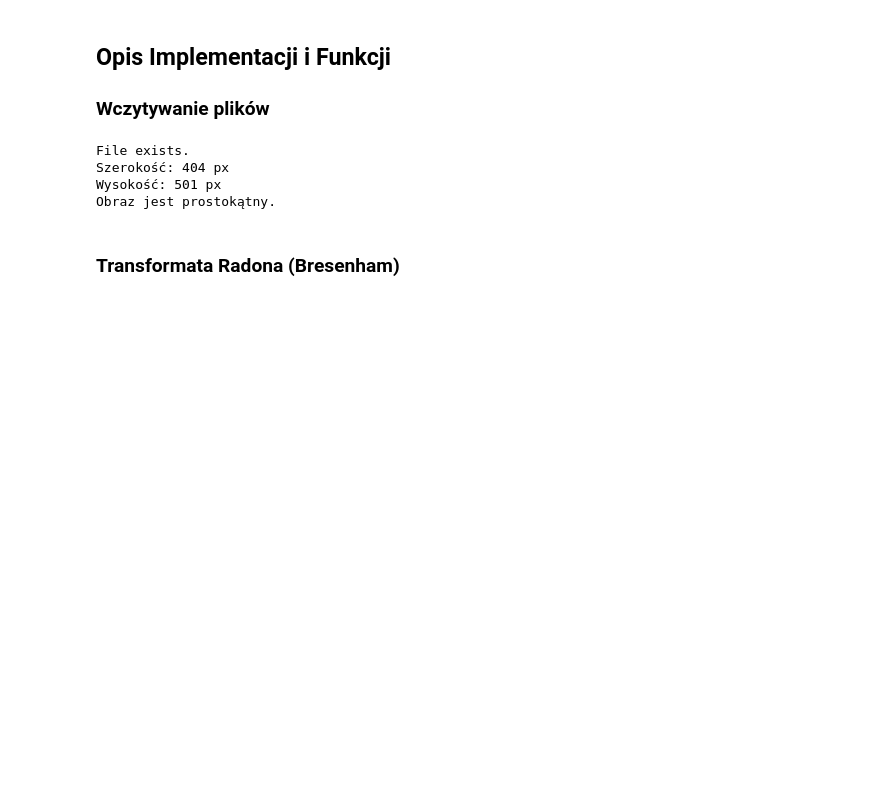
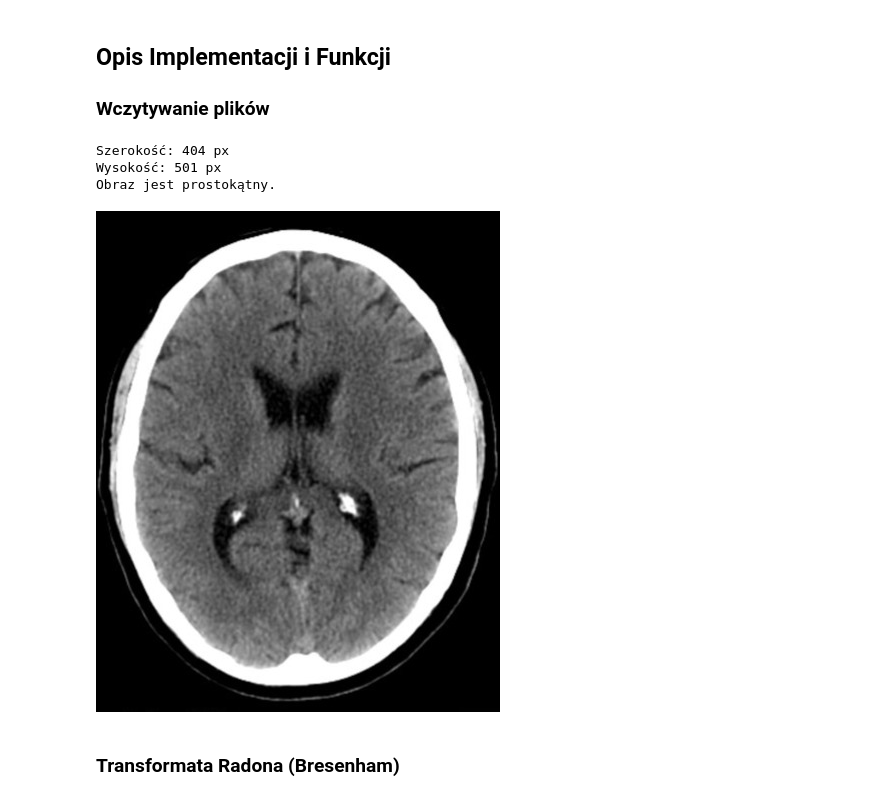
Before and after one commit to viatrix17/Symulacja-Tomografu, a Jupyter notebook: symulacja_tomografu.ipynb, the cells around one changed output. Drawn from its saved outputs; the diff is of its cells as text; code cells hidden in the pictures; blank space fills up the shorter version.

```diff
--- a/symulacja_tomografu.ipynb
+++ b/symulacja_tomografu.ipynb
@@ -13,4 +14,11 @@ import os
 from PIL import Image
+# %%
+class StopNotebook(Exception):
+    def __init__(self, msg="Brak dodatkowych informacji."):
+        self.msg = msg
+
+    def _render_traceback_(self):
+        return [f"--- NOTATNIK ZATRZYMANY ---", f"Powód: {self.msg}"]
 # %% [markdown]
 ### Zastosowany model tomografu: stożkowy
 ### Model symulacji pochłaniania i normalizacja
@@ -21,30 +29,40 @@ from PIL import Image
 
 ### Wczytywanie plików
 # %%
-path = "image.jpg"
+path = "image.bmp"
 
 if os.path.exists(path):
-    print("File exists.")
-    img = Image.open(path)
+    img = Image.open(path).convert('L')
+    root, extension = os.path.splitext(path)
+
+    if extension.lower() != ".bmp":
+        raise StopNotebook(msg="Zły format pliku")
+
     width, height = img.size
     print(f"Szerokość: {width} px")
     print(f"Wysokość: {height} px")
 else:
-    print("File does not exist.")
+    raise StopNotebook(msg="Nie można znaleźć pliku.")
 
 square = False
 rectangle = False
 if width > height or height > width:
-    square = True
+    rectangle = True
     print("Obraz jest prostokątny.")
 elif width == height:
-    rectangle = True
+    square = True
     print("Obraz jest kwadratowy.")
+
+if not square and not rectangle:
+    raise StopNotebook(msg="Niewłaściwy kształt obrazu.")
 # %% [output]
-File exists.
 Szerokość: 404 px
 Wysokość: 501 px
 Obraz jest prostokątny.
+# %%
+img
+# %% [output]
+[figure, added]
 # %% [markdown]
 ### Transformata Radona (Bresenham)
 # %% [markdown]
```
Also changed, not shown: parts of 1 cell of this notebook, 2 other files.
